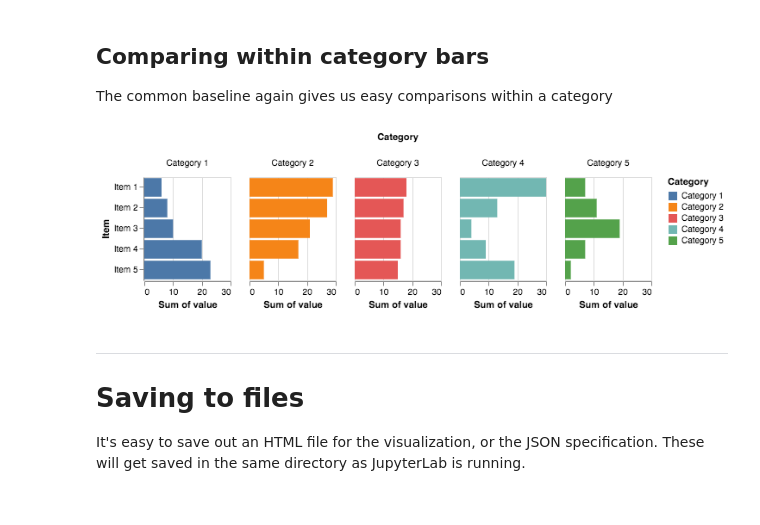
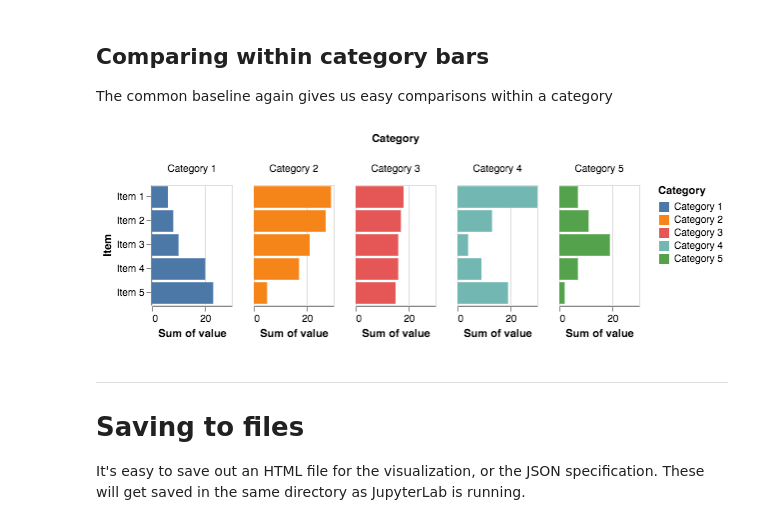
Before and after one commit to emonson/altair-vis-python, a Jupyter notebook: 01_NatureBarValues.ipynb, the cells around one changed output. Cells and saved outputs as stored; diff of their text form; code cells hidden in the pictures.

```diff
--- a/01_NatureBarValues.ipynb
+++ b/01_NatureBarValues.ipynb
@@ -384,16 +408,16 @@ The common baseline again gives us easy comparisons within a category
 # %%
 alt.Chart(df).mark_bar().encode(
     x = 'sum(value):Q',
     y = 'Item:O',
     color = 'Category:N'
 ).properties(
-    width = 100,
+    width = 80,
     height = 120
 ).facet(
     column='Category:O'
 )
 # %% [output]
-[figure, old version]
+[figure, new version]
 # %% [markdown]
 ---
 
```
Also changed, not shown: parts of 10 cells of this notebook, 6 other files.
